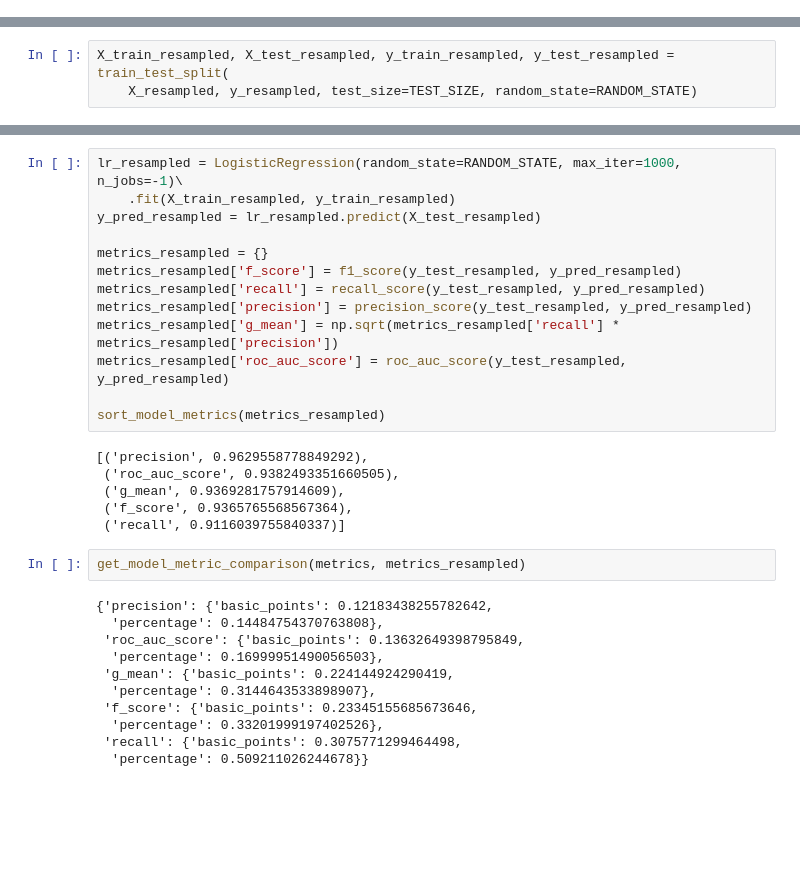
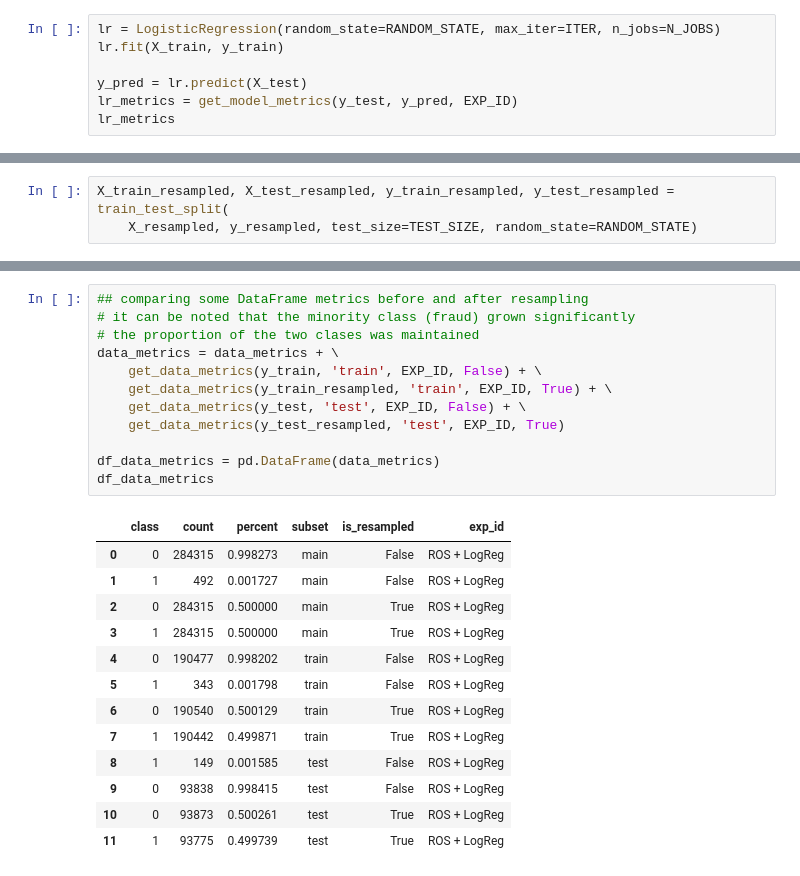
Before and after one commit to gerardovitale/fraud-detection, a Jupyter notebook: notebooks/src/ros_experiment.ipynb, the cells around one changed output, grey strips where cells are left out. Drawn from its saved outputs; the diff is of its cells as text; blank space fills up the shorter version.

```diff
--- a/notebooks/src/ros_experiment.ipynb
+++ b/notebooks/src/ros_experiment.ipynb
@@ -59,0 +95,7 @@ Classes unbalance in percentage (%)
+# %%
+lr = LogisticRegression(random_state=RANDOM_STATE, max_iter=ITER, n_jobs=N_JOBS)
+lr.fit(X_train, y_train)
+
+y_pred = lr.predict(X_test)
+lr_metrics = get_model_metrics(y_test, y_pred, EXP_ID)
+lr_metrics
@@ -144,32 +159,26 @@ get_data_metrics(y_train_resampled, 'train'), get_data_metrics(y_test_resampled,
-# %%
-lr_resampled = LogisticRegression(random_state=RANDOM_STATE, max_iter=1000, n_jobs=-1)\
-    .fit(X_train_resampled, y_train_resampled)
-y_pred_resampled = lr_resampled.predict(X_test_resampled)
-
-metrics_resampled = {}
-metrics_resampled['f_score'] = f1_score(y_test_resampled, y_pred_resampled)
-metrics_resampled['recall'] = recall_score(y_test_resampled, y_pred_resampled)
-metrics_resampled['precision'] = precision_score(y_test_resampled, y_pred_resampled)
-metrics_resampled['g_mean'] = np.sqrt(metrics_resampled['recall'] * metrics_resampled['precision'])
-metrics_resampled['roc_auc_score'] = roc_auc_score(y_test_resampled, y_pred_resampled)
-
-sort_model_metrics(metrics_resampled)
-# %% [output]
-[('precision', 0.9629558778849292),
- ('roc_auc_score', 0.9382493351660505),
- ('g_mean', 0.9369281757914609),
- ('f_score', 0.9365765568567364),
- ('recall', 0.9116039755840337)]
-# %%
-get_model_metric_comparison(metrics, metrics_resampled)
-# %% [output]
-{'precision': {'basic_points': 0.12183438255782642,
-  'percentage': 0.14484754370763808},
- 'roc_auc_score': {'basic_points': 0.13632649398795849,
-  'percentage': 0.16999951490056503},
- 'g_mean': {'basic_points': 0.224144924290419,
-  'percentage': 0.3144643533898907},
- 'f_score': {'basic_points': 0.23345155685673646,
-  'percentage': 0.33201999197402526},
- 'recall': {'basic_points': 0.3075771299464498,
-  'percentage': 0.509211026244678}}
+# %%
+## comparing some DataFrame metrics before and after resampling
+# it can be noted that the minority class (fraud) grown significantly
+# the proportion of the two clases was maintained
+data_metrics = data_metrics + \
+    get_data_metrics(y_train, 'train', EXP_ID, False) + \
+    get_data_metrics(y_train_resampled, 'train', EXP_ID, True) + \
+    get_data_metrics(y_test, 'test', EXP_ID, False) + \
+    get_data_metrics(y_test_resampled, 'test', EXP_ID, True)
+
+df_data_metrics = pd.DataFrame(data_metrics)
+df_data_metrics
+# %% [output]
+|  | class | count | percent | subset | is_resampled | exp_id |
+| 0 | 0 | 284315 | 0.998273 | main | False | ROS + LogReg |
+| 1 | 1 | 492 | 0.001727 | main | False | ROS + LogReg |
+| 2 | 0 | 284315 | 0.500000 | main | True | ROS + LogReg |
+| 3 | 1 | 284315 | 0.500000 | main | True | ROS + LogReg |
+| 4 | 0 | 190477 | 0.998202 | train | False | ROS + LogReg |
+| 5 | 1 | 343 | 0.001798 | train | False | ROS + LogReg |
+| 6 | 0 | 190540 | 0.500129 | train | True | ROS + LogReg |
+| 7 | 1 | 190442 | 0.499871 | train | True | ROS + LogReg |
+| 8 | 1 | 149 | 0.001585 | test | False | ROS + LogReg |
+| 9 | 0 | 93838 | 0.998415 | test | False | ROS + LogReg |
+| 10 | 0 | 93873 | 0.500261 | test | True | ROS + LogReg |
+| 11 | 1 | 93775 | 0.499739 | test | True | ROS + LogReg |
```
Also changed, not shown: parts of 21 cells of this notebook.
